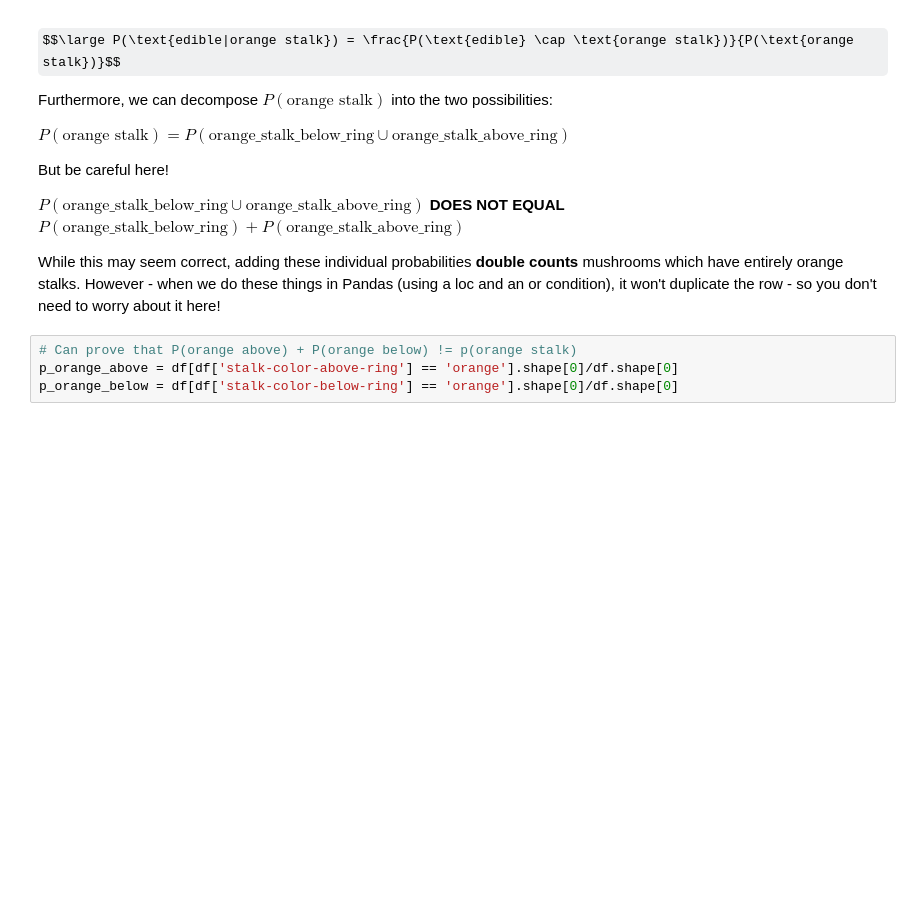
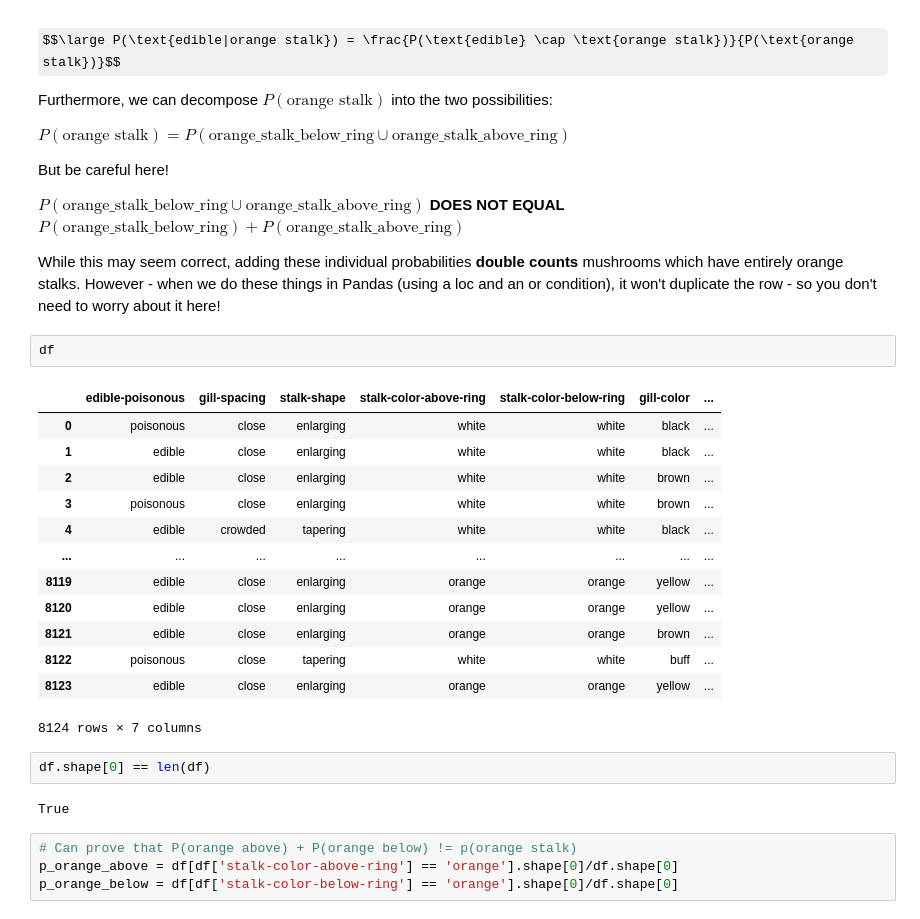
Before and after one commit to flatiron-school/ntl01-dtsc-live-103122, a Jupyter notebook: 2Phase/18-Probability-Introduction.ipynb, the cells around one changed output. Drawn from its saved outputs; the diff is of its cells as text; some formulas as TeX source; blank space fills up the shorter version.

```diff
--- a/2Phase/18-Probability-Introduction.ipynb
+++ b/2Phase/18-Probability-Introduction.ipynb
@@ -314,6 +466,26 @@ But be careful here!
 $P(\text{orange_stalk_below_ring}\cup \text{orange_stalk_above_ring})$ **DOES NOT EQUAL** $P(\text{orange_stalk_below_ring}) + P(\text{orange_stalk_above_ring})$
 
 While this may seem correct, adding these individual probabilities **double counts** mushrooms which have entirely orange stalks. However - when we do these things in Pandas (using a loc and an or condition), it won't duplicate the row - so you don't need to worry about it here!
+# %%
+df
+# %% [output]
+|  | edible-poisonous | gill-spacing | stalk-shape | stalk-color-above-ring | stalk-color-below-ring | gill-color | ... |
+| 0 | poisonous | close | enlarging | white | white | black | ... |
+| 1 | edible | close | enlarging | white | white | black | ... |
+| 2 | edible | close | enlarging | white | white | brown | ... |
+| 3 | poisonous | close | enlarging | white | white | brown | ... |
+| 4 | edible | crowded | tapering | white | white | black | ... |
+| ... | ... | ... | ... | ... | ... | ... | ... |
+| 8119 | edible | close | enlarging | orange | orange | yellow | ... |
+| 8120 | edible | close | enlarging | orange | orange | yellow | ... |
+| 8121 | edible | close | enlarging | orange | orange | brown | ... |
+| 8122 | poisonous | close | tapering | white | white | buff | ... |
+| 8123 | edible | close | enlarging | orange | orange | yellow | ... |
+8124 rows × 7 columns
+# %%
+df.shape[0] == len(df)
+# %% [output]
+True
 # %%
 # Can prove that P(orange above) + P(orange below) != p(orange stalk)
 p_orange_above = df[df['stalk-color-above-ring'] == 'orange'].shape[0]/df.shape[0]
```
Also changed, not shown: parts of 31 cells of this notebook, 2 other files.
